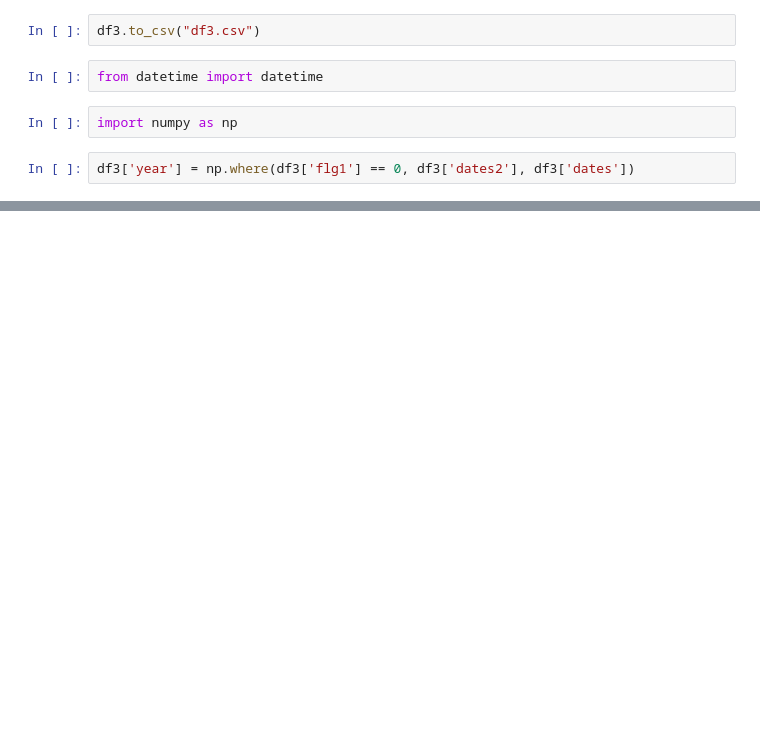
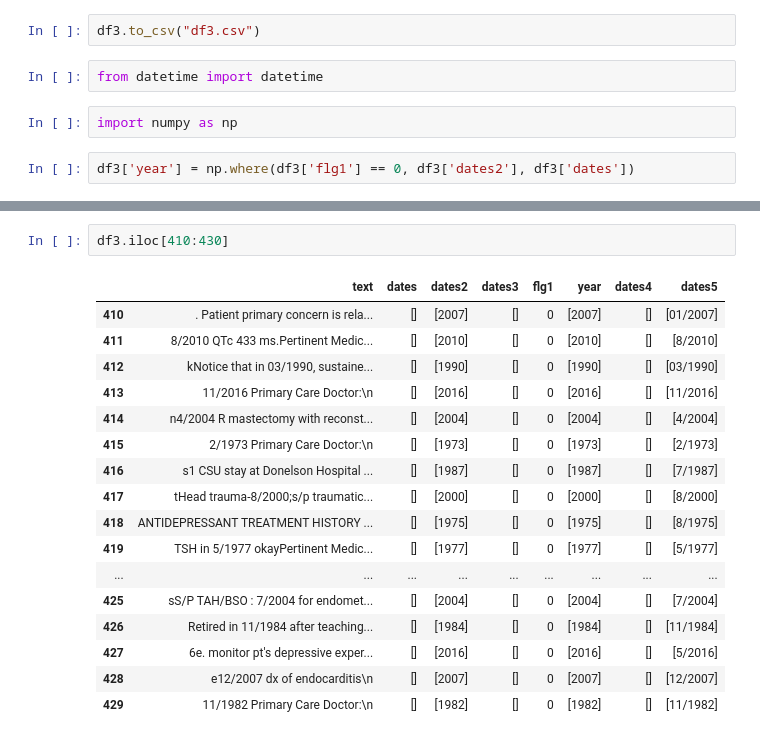
Before and after one commit to sagashin/Applied-Text-Mining-UM, a Jupyter notebook: Assignment 1.ipynb, the cells around one changed output, grey strips where cells are left out. Saved outputs shown, nothing was run; the diff lists cells and outputs as text; blank space fills up the shorter version.

```diff
--- a/Assignment 1.ipynb
+++ b/Assignment 1.ipynb
@@ -139,0 +305,20 @@ df3
+# %%
+df3.iloc[410:430]
+# %% [output]
+|  | text | dates | dates2 | dates3 | flg1 | year | dates4 | dates5 |
+| 410 | . Patient primary concern is rela... | [] | [2007] | [] | 0 | [2007] | [] | [01/2007] |
+| 411 | 8/2010 QTc 433 ms.Pertinent Medic... | [] | [2010] | [] | 0 | [2010] | [] | [8/2010] |
+| 412 | kNotice that in 03/1990, sustaine... | [] | [1990] | [] | 0 | [1990] | [] | [03/1990] |
+| 413 | 11/2016 Primary Care Doctor:\n | [] | [2016] | [] | 0 | [2016] | [] | [11/2016] |
+| 414 | n4/2004 R mastectomy with reconst... | [] | [2004] | [] | 0 | [2004] | [] | [4/2004] |
+| 415 | 2/1973 Primary Care Doctor:\n | [] | [1973] | [] | 0 | [1973] | [] | [2/1973] |
+| 416 | s1 CSU stay at Donelson Hospital ... | [] | [1987] | [] | 0 | [1987] | [] | [7/1987] |
+| 417 | tHead trauma-8/2000;s/p traumatic... | [] | [2000] | [] | 0 | [2000] | [] | [8/2000] |
+| 418 | ANTIDEPRESSANT TREATMENT HISTORY ... | [] | [1975] | [] | 0 | [1975] | [] | [8/1975] |
+| 419 | TSH in 5/1977 okayPertinent Medic... | [] | [1977] | [] | 0 | [1977] | [] | [5/1977] |
+| ... | ... | ... | ... | ... | ... | ... | ... | ... |
+| 425 | sS/P TAH/BSO : 7/2004 for endomet... | [] | [2004] | [] | 0 | [2004] | [] | [7/2004] |
+| 426 | Retired in 11/1984 after teaching... | [] | [1984] | [] | 0 | [1984] | [] | [11/1984] |
+| 427 | 6e. monitor pt's depressive exper... | [] | [2016] | [] | 0 | [2016] | [] | [5/2016] |
+| 428 | e12/2007 dx of endocarditis\n | [] | [2007] | [] | 0 | [2007] | [] | [12/2007] |
+| 429 | 11/1982 Primary Care Doctor:\n | [] | [1982] | [] | 0 | [1982] | [] | [11/1982] |
```
Also changed, not shown: parts of 18 cells of this notebook.
